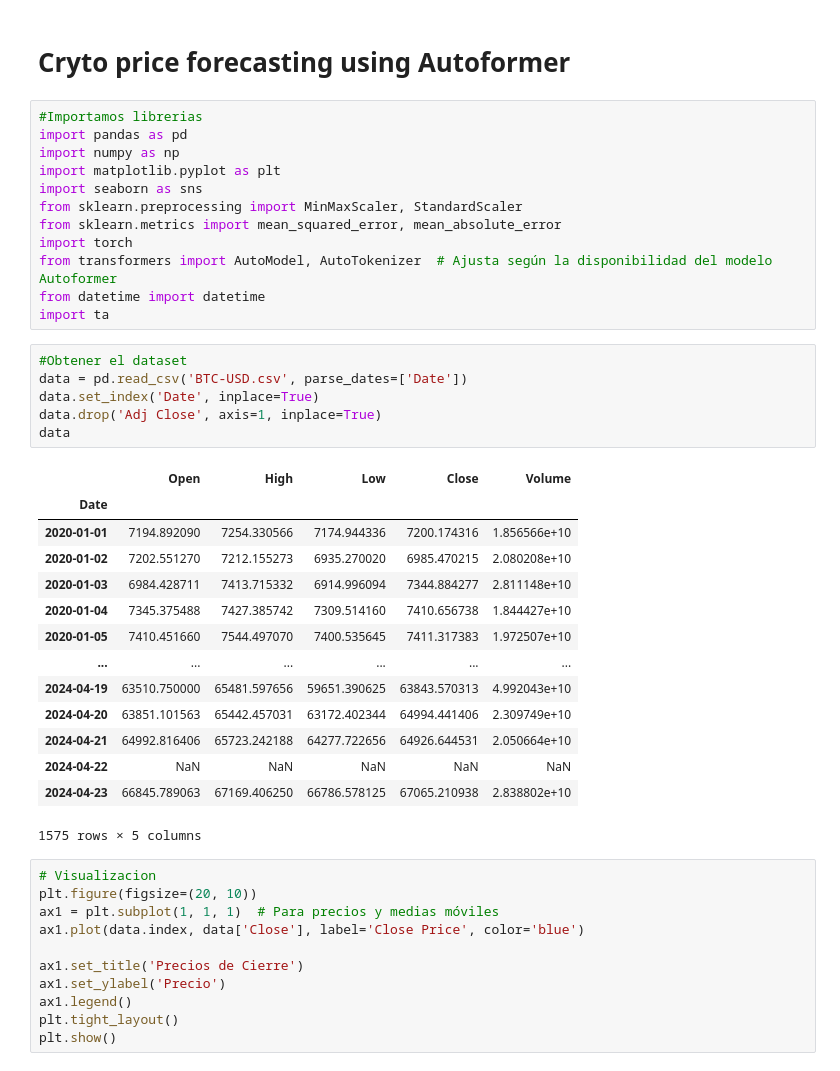
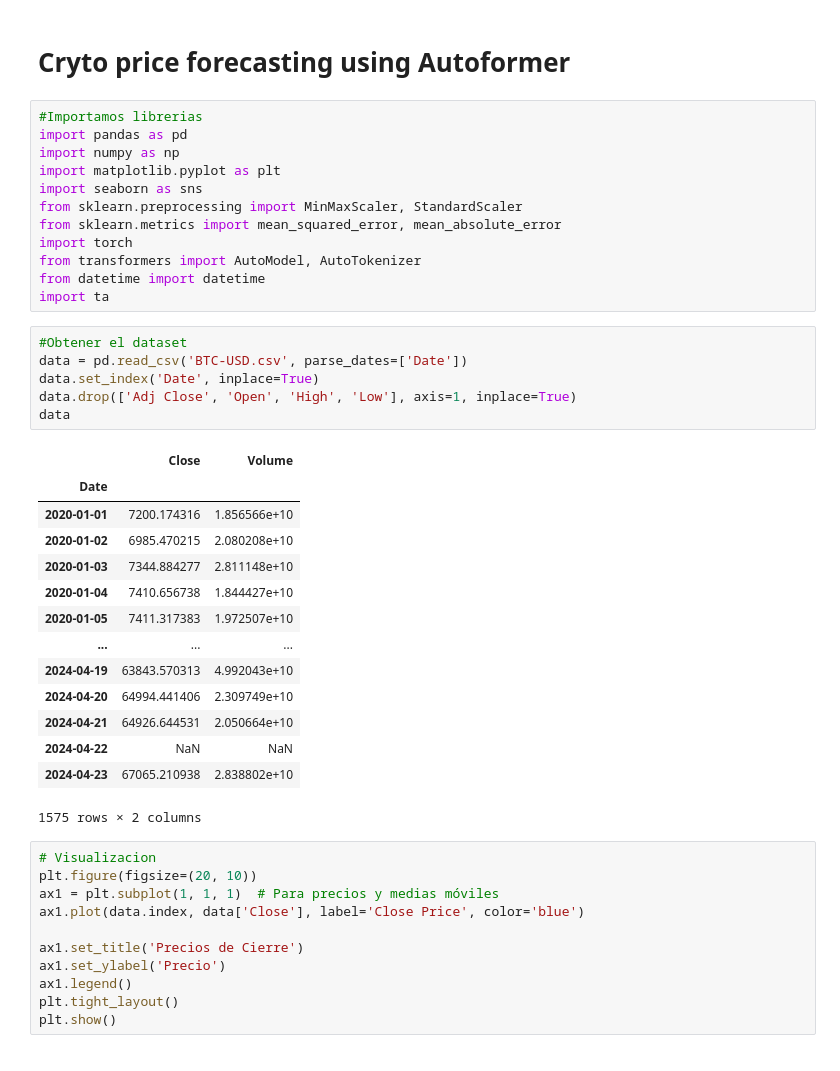
Before and after one commit to Ivo196/Crypto-Price-Forecasting-Using-Autoformer, a Jupyter notebook: Crypto price forecasting using Autoformer.ipynb, the cells around one changed output. Saved outputs shown, nothing was run; the diff lists cells and outputs as text.

```diff
--- a/Crypto price forecasting using Autoformer.ipynb
+++ b/Crypto price forecasting using Autoformer.ipynb
@@ -9,30 +9,30 @@ import seaborn as sns
 from sklearn.preprocessing import MinMaxScaler, StandardScaler
 from sklearn.metrics import mean_squared_error, mean_absolute_error
 import torch
-from transformers import AutoModel, AutoTokenizer  # Ajusta según la disponibilidad del modelo Autoformer
+from transformers import AutoModel, AutoTokenizer
 from datetime import datetime
 import ta
 # %%
 #Obtener el dataset
 data = pd.read_csv('BTC-USD.csv', parse_dates=['Date'])
 data.set_index('Date', inplace=True)
-data.drop('Adj Close', axis=1, inplace=True)
+data.drop(['Adj Close', 'Open', 'High', 'Low'], axis=1, inplace=True)
 data
 # %% [output]
-|  | Open | High | Low | Close | Volume |
-| Date |  |  |  |  |  |
-| 2020-01-01 | 7194.892090 | 7254.330566 | 7174.944336 | 7200.174316 | 1.856566e+10 |
-| 2020-01-02 | 7202.551270 | 7212.155273 | 6935.270020 | 6985.470215 | 2.080208e+10 |
-| 2020-01-03 | 6984.428711 | 7413.715332 | 6914.996094 | 7344.884277 | 2.811148e+10 |
-| 2020-01-04 | 7345.375488 | 7427.385742 | 7309.514160 | 7410.656738 | 1.844427e+10 |
-| 2020-01-05 | 7410.451660 | 7544.497070 | 7400.535645 | 7411.317383 | 1.972507e+10 |
-| ... | ... | ... | ... | ... | ... |
-| 2024-04-19 | 63510.750000 | 65481.597656 | 59651.390625 | 63843.570313 | 4.992043e+10 |
-| 2024-04-20 | 63851.101563 | 65442.457031 | 63172.402344 | 64994.441406 | 2.309749e+10 |
-| 2024-04-21 | 64992.816406 | 65723.242188 | 64277.722656 | 64926.644531 | 2.050664e+10 |
-| 2024-04-22 | NaN | NaN | NaN | NaN | NaN |
-| 2024-04-23 | 66845.789063 | 67169.406250 | 66786.578125 | 67065.210938 | 2.838802e+10 |
+|  | Close | Volume |
+| Date |  |  |
+| 2020-01-01 | 7200.174316 | 1.856566e+10 |
+| 2020-01-02 | 6985.470215 | 2.080208e+10 |
+| 2020-01-03 | 7344.884277 | 2.811148e+10 |
+| 2020-01-04 | 7410.656738 | 1.844427e+10 |
+| 2020-01-05 | 7411.317383 | 1.972507e+10 |
+| ... | ... | ... |
+| 2024-04-19 | 63843.570313 | 4.992043e+10 |
+| 2024-04-20 | 64994.441406 | 2.309749e+10 |
+| 2024-04-21 | 64926.644531 | 2.050664e+10 |
+| 2024-04-22 | NaN | NaN |
+| 2024-04-23 | 67065.210938 | 2.838802e+10 |
-1575 rows × 5 columns
+1575 rows × 2 columns
 # %%
 # Visualizacion
 plt.figure(figsize=(20, 10))
```
Also changed, not shown: parts of 6 cells of this notebook.
